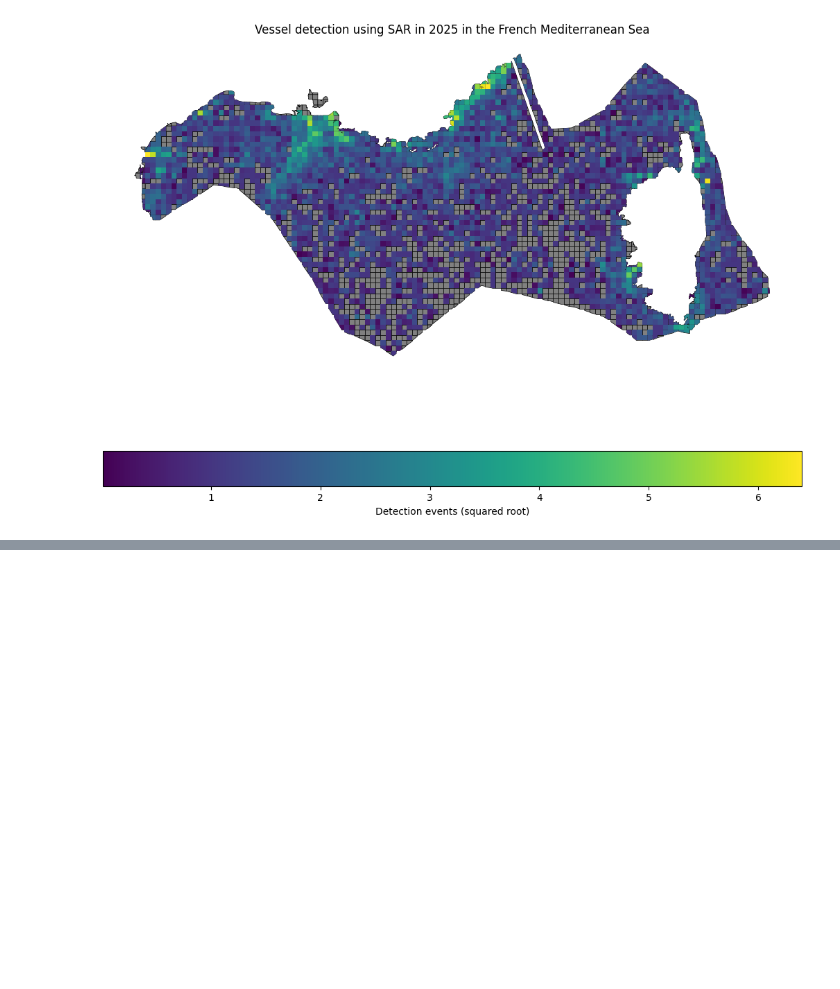
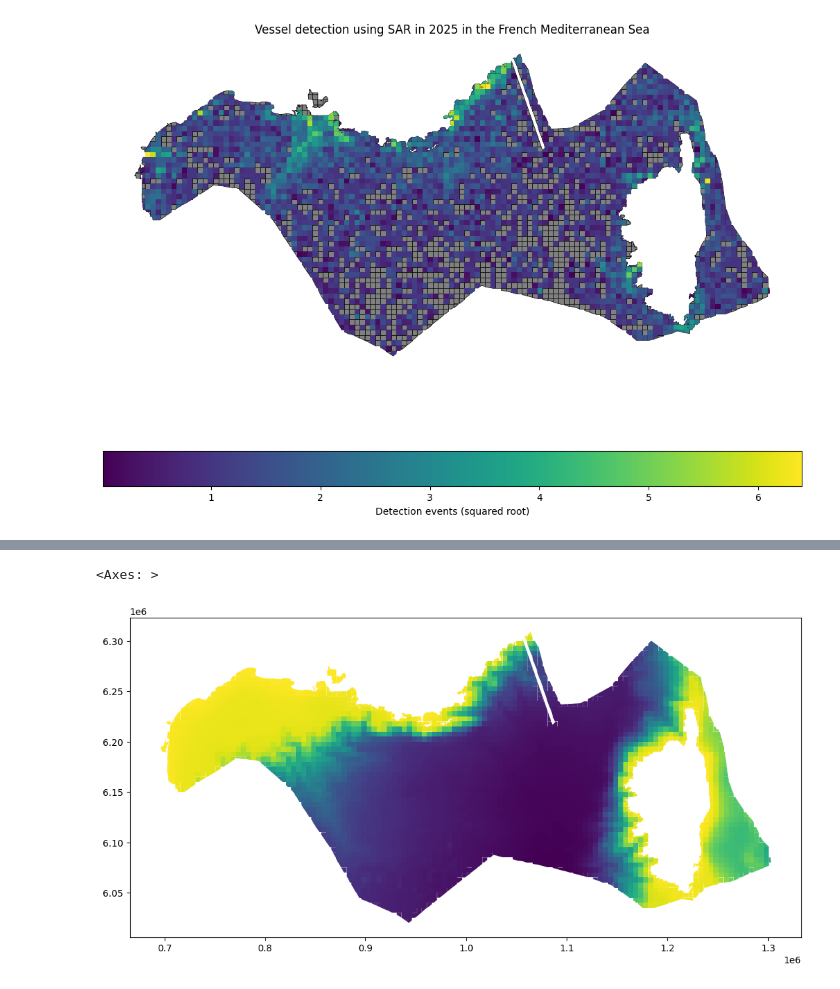
Before and after one commit to augustinlafond/marine-praxis, a Jupyter notebook: notebooks/create_grid.ipynb, the cells around one changed output, grey strips where cells are left out. Cells and saved outputs as stored; diff of their text form; code cells hidden in the pictures; blank space fills up the shorter version.

```diff
--- a/notebooks/create_grid.ipynb
+++ b/notebooks/create_grid.ipynb
@@ -438,0 +635,11 @@ sar_detection.drop(columns="detections_sqrt").to_postgis("sar_vessel_detection_f
+# %%
+from rasterstats import zonal_stats
+
+stats = zonal_stats(
+    grid.to_crs(4326),
+     "../data/emodnet_bathy_mediterranee/merged.tif",
+    stats=["min", "max", "mean", "std"],
+    geojson_out=False
+)
+
+bathymetry = pd.concat([grid, pd.DataFrame(stats)], axis = 1).drop(columns="area_km2")
@@ -438,0 +662,5 @@ sar_detection.drop(columns="detections_sqrt").to_postgis("sar_vessel_detection_f
+# %%
+bathymetry.plot("mean", figsize = (13,10))
+# %% [output]
+<Axes: >
+[figure, added]
```
Also changed, not shown: parts of 38 cells of this notebook, 1 other file.
